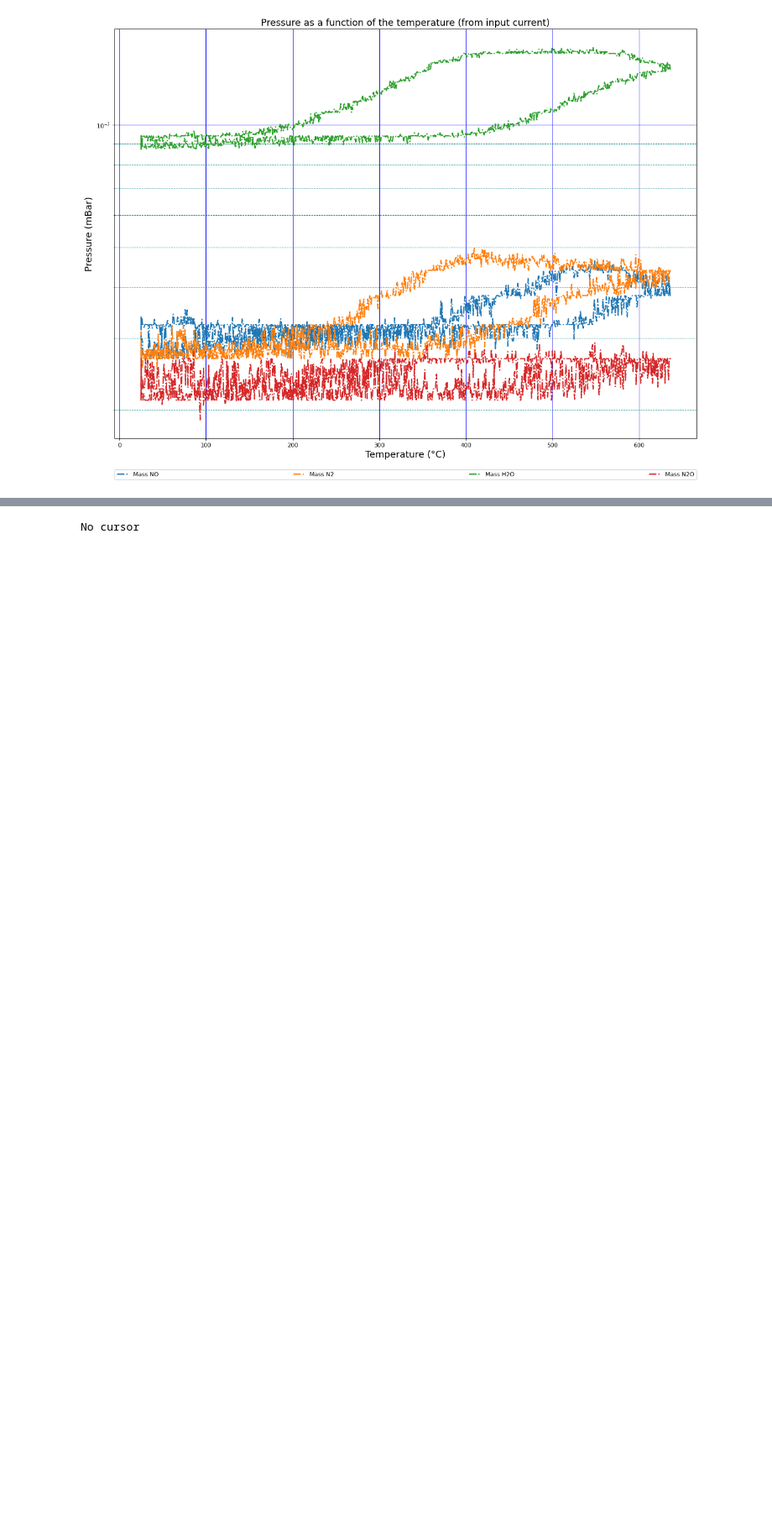
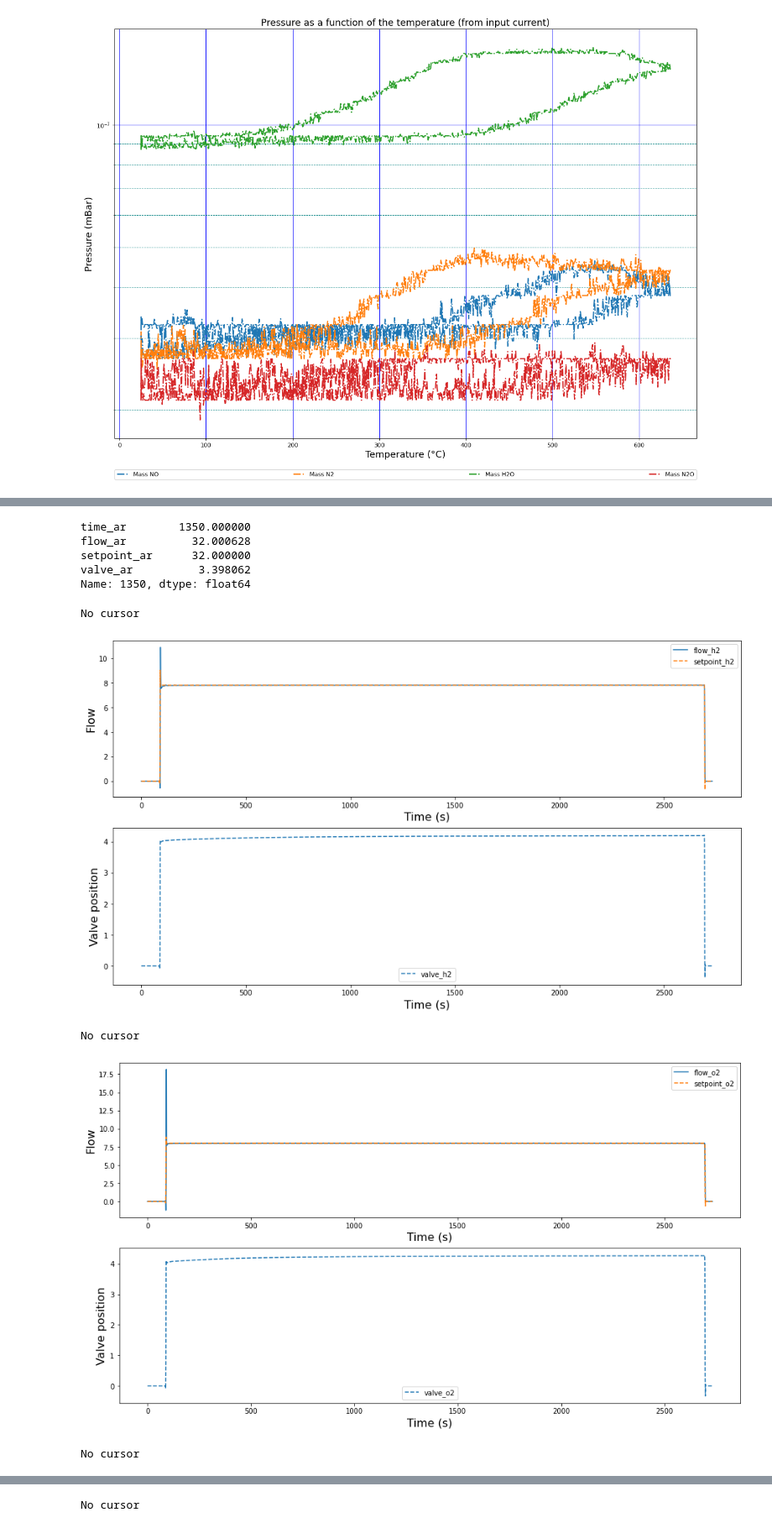
Before and after one commit to DSimonne/PhDScripts, a Jupyter notebook: test_reactor_cell/20-01-data.ipynb, the cells around one changed output, grey strips where cells are left out. Shown at 84% size. Saved outputs shown, nothing was run; the diff lists cells and outputs as text; code cells hidden in the pictures; blank space fills up the shorter version.

```diff
--- a/test_reactor_cell/20-01-data.ipynb
+++ b/test_reactor_cell/20-01-data.ipynb
@@ -213,0 +258,16 @@ No cursor
+# %%
+XCAT_data_1.ar_df_interpolated.iloc[1350, :]
+# %% [output]
+time_ar        1350.000000
+flow_ar          32.000628
+setpoint_ar      32.000000
+valve_ar          3.398062
+Name: 1350, dtype: float64
+# %%
+XCAT_data_1.plot_xcat_entry(["H2", 'O2','Ar'])
+# %% [output]
+No cursor
+[figure, added]
+No cursor
+[figure, added]
+No cursor
```
Also changed, not shown: parts of 8 cells of this notebook, 24 other files.
